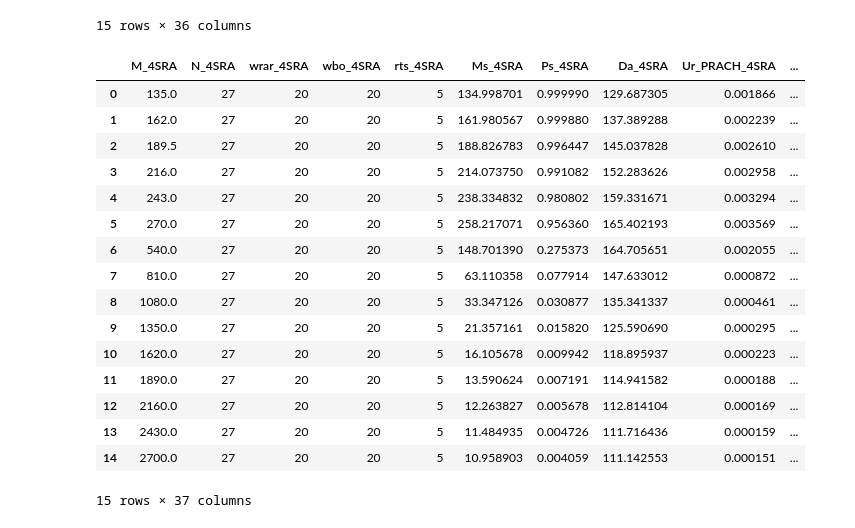
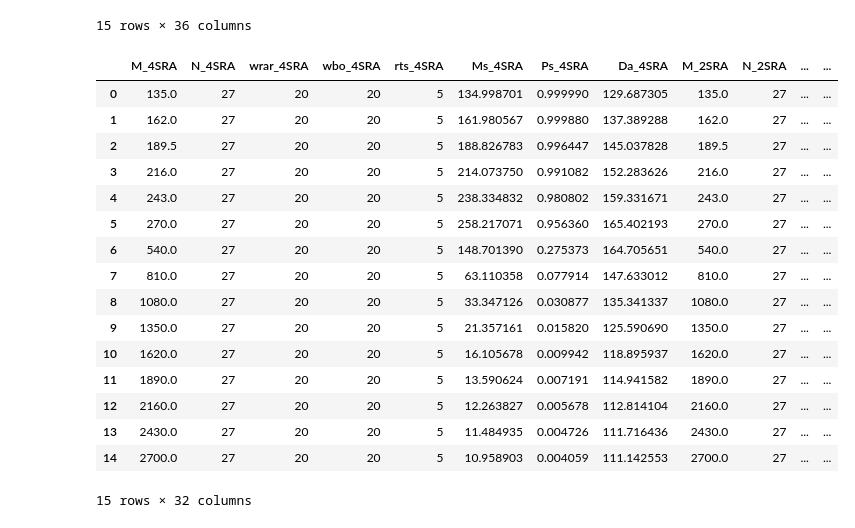
Before and after one commit to timlin0307/Thesis-Simulation, a Jupyter notebook: 2SRA and 4SRA with T_DATA in NTN/Simulation.ipynb, the cells around one changed output. Cells and saved outputs as stored; diff of their text form; code cells hidden in the pictures.

```diff
--- a/2SRA and 4SRA with T_DATA in NTN/Simulation.ipynb
+++ b/2SRA and 4SRA with T_DATA in NTN/Simulation.ipynb
@@ -2168,24 +2172,24 @@ sim
 | 14 | 1.00 | 2700 | 27 | 20 | 20 | 5 | 6.20 | 0.002296 | 110.564516 | 0.000086 | ... |
 15 rows × 36 columns
 # %%
-ana = pandas.read_csv('ana_testresult.csv')
+ana = pandas.read_csv('ana_testresult_Ms.csv')
 ana
 # %% [output]
-|  | M_4SRA | N_4SRA | wrar_4SRA | wbo_4SRA | rts_4SRA | Ms_4SRA | Ps_4SRA | Da_4SRA | Ur_PRACH_4SRA | ... |
-| 0 | 135.0 | 27 | 20 | 20 | 5 | 134.998701 | 0.999990 | 129.687305 | 0.001866 | ... |
-| 1 | 162.0 | 27 | 20 | 20 | 5 | 161.980567 | 0.999880 | 137.389288 | 0.002239 | ... |
-| 2 | 189.5 | 27 | 20 | 20 | 5 | 188.826783 | 0.996447 | 145.037828 | 0.002610 | ... |
-| 3 | 216.0 | 27 | 20 | 20 | 5 | 214.073750 | 0.991082 | 152.283626 | 0.002958 | ... |
-| 4 | 243.0 | 27 | 20 | 20 | 5 | 238.334832 | 0.980802 | 159.331671 | 0.003294 | ... |
-| 5 | 270.0 | 27 | 20 | 20 | 5 | 258.217071 | 0.956360 | 165.402193 | 0.003569 | ... |
-| 6 | 540.0 | 27 | 20 | 20 | 5 | 148.701390 | 0.275373 | 164.705651 | 0.002055 | ... |
-| 7 | 810.0 | 27 | 20 | 20 | 5 | 63.110358 | 0.077914 | 147.633012 | 0.000872 | ... |
-| 8 | 1080.0 | 27 | 20 | 20 | 5 | 33.347126 | 0.030877 | 135.341337 | 0.000461 | ... |
-| 9 | 1350.0 | 27 | 20 | 20 | 5 | 21.357161 | 0.015820 | 125.590690 | 0.000295 | ... |
-| 10 | 1620.0 | 27 | 20 | 20 | 5 | 16.105678 | 0.009942 | 118.895937 | 0.000223 | ... |
-| 11 | 1890.0 | 27 | 20 | 20 | 5 | 13.590624 | 0.007191 | 114.941582 | 0.000188 | ... |
-| 12 | 2160.0 | 27 | 20 | 20 | 5 | 12.263827 | 0.005678 | 112.814104 | 0.000169 | ... |
-| 13 | 2430.0 | 27 | 20 | 20 | 5 | 11.484935 | 0.004726 | 111.716436 | 0.000159 | ... |
-| 14 | 2700.0 | 27 | 20 | 20 | 5 | 10.958903 | 0.004059 | 111.142553 | 0.000151 | ... |
+|  | M_4SRA | N_4SRA | wrar_4SRA | wbo_4SRA | rts_4SRA | Ms_4SRA | Ps_4SRA | Da_4SRA | M_2SRA | N_2SRA | ... | ... |
+| 0 | 135.0 | 27 | 20 | 20 | 5 | 134.998701 | 0.999990 | 129.687305 | 135.0 | 27 | ... | ... |
+| 1 | 162.0 | 27 | 20 | 20 | 5 | 161.980567 | 0.999880 | 137.389288 | 162.0 | 27 | ... | ... |
+| 2 | 189.5 | 27 | 20 | 20 | 5 | 188.826783 | 0.996447 | 145.037828 | 189.5 | 27 | ... | ... |
+| 3 | 216.0 | 27 | 20 | 20 | 5 | 214.073750 | 0.991082 | 152.283626 | 216.0 | 27 | ... | ... |
+| 4 | 243.0 | 27 | 20 | 20 | 5 | 238.334832 | 0.980802 | 159.331671 | 243.0 | 27 | ... | ... |
+| 5 | 270.0 | 27 | 20 | 20 | 5 | 258.217071 | 0.956360 | 165.402193 | 270.0 | 27 | ... | ... |
+| 6 | 540.0 | 27 | 20 | 20 | 5 | 148.701390 | 0.275373 | 164.705651 | 540.0 | 27 | ... | ... |
+| 7 | 810.0 | 27 | 20 | 20 | 5 | 63.110358 | 0.077914 | 147.633012 | 810.0 | 27 | ... | ... |
+| 8 | 1080.0 | 27 | 20 | 20 | 5 | 33.347126 | 0.030877 | 135.341337 | 1080.0 | 27 | ... | ... |
+| 9 | 1350.0 | 27 | 20 | 20 | 5 | 21.357161 | 0.015820 | 125.590690 | 1350.0 | 27 | ... | ... |
+| 10 | 1620.0 | 27 | 20 | 20 | 5 | 16.105678 | 0.009942 | 118.895937 | 1620.0 | 27 | ... | ... |
+| 11 | 1890.0 | 27 | 20 | 20 | 5 | 13.590624 | 0.007191 | 114.941582 | 1890.0 | 27 | ... | ... |
+| 12 | 2160.0 | 27 | 20 | 20 | 5 | 12.263827 | 0.005678 | 112.814104 | 2160.0 | 27 | ... | ... |
+| 13 | 2430.0 | 27 | 20 | 20 | 5 | 11.484935 | 0.004726 | 111.716436 | 2430.0 | 27 | ... | ... |
+| 14 | 2700.0 | 27 | 20 | 20 | 5 | 10.958903 | 0.004059 | 111.142553 | 2700.0 | 27 | ... | ... |
-15 rows × 37 columns
+15 rows × 32 columns
 # %%
```
Also changed, not shown: parts of 6 cells of this notebook, 1 other file.
